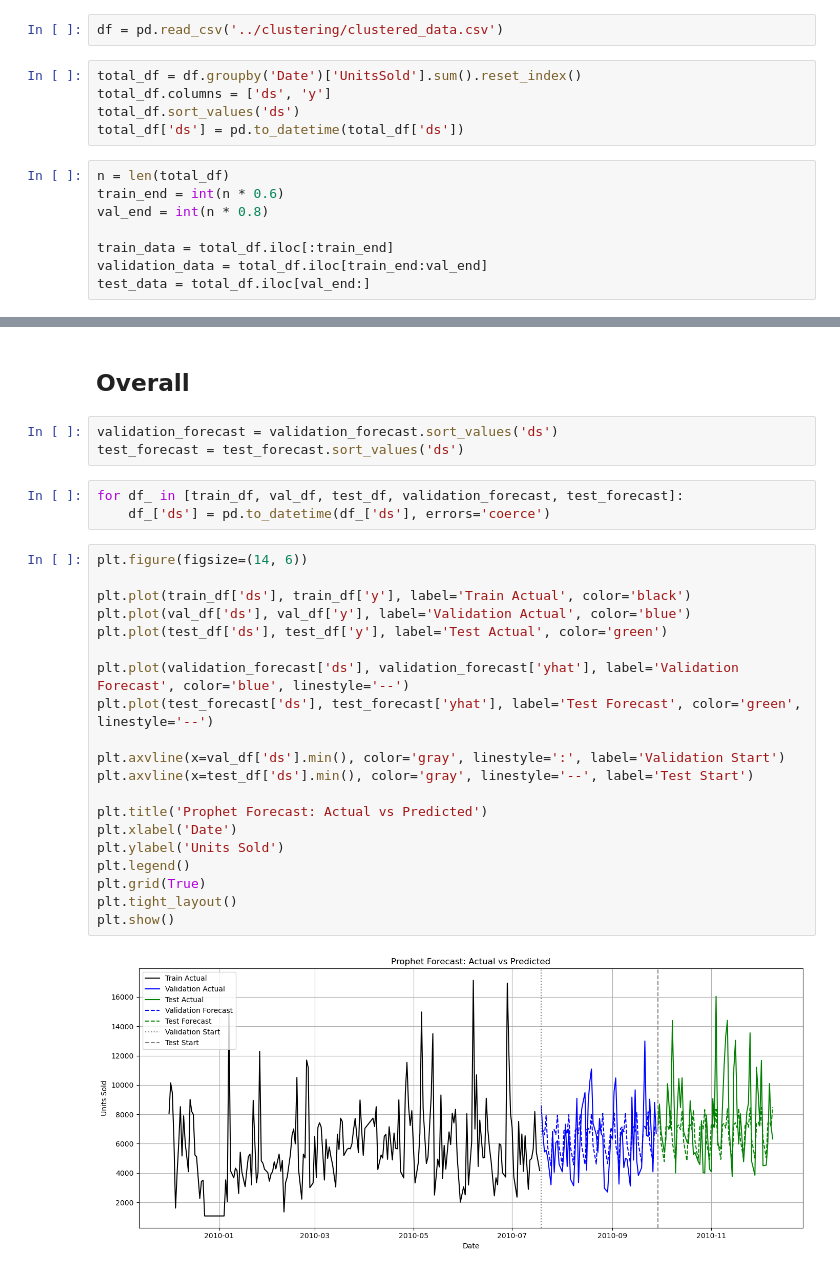
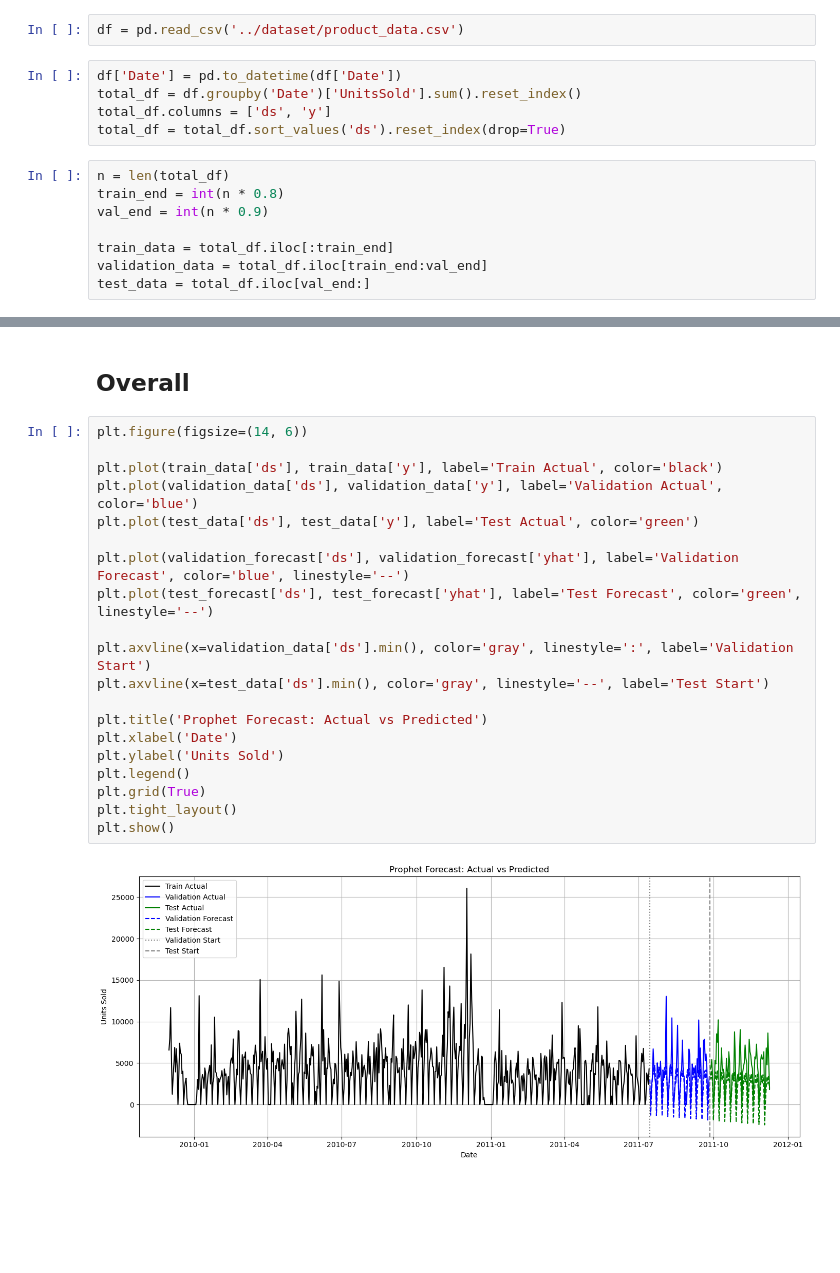
Before and after one commit to luizvalle/ieor4578_project2, a Jupyter notebook: notebooks/prophet/prophet_total.ipynb, the cells around one changed output, grey strips where cells are left out. Cells and saved outputs as stored; diff of their text form; blank space fills up the shorter version.

Commit message:
Prophet on Clusters and Products

```diff
--- a/notebooks/prophet/prophet_total.ipynb
+++ b/notebooks/prophet/prophet_total.ipynb
@@ -23,15 +22,15 @@ def calculate_smape(y_true, y_pred):
     return smape
 # %%
-df = pd.read_csv('../clustering/clustered_data.csv')
+df = pd.read_csv('../dataset/product_data.csv')
 # %%
+df['Date'] = pd.to_datetime(df['Date'])
 total_df = df.groupby('Date')['UnitsSold'].sum().reset_index()
 total_df.columns = ['ds', 'y']
-total_df.sort_values('ds')
-total_df['ds'] = pd.to_datetime(total_df['ds'])
+total_df = total_df.sort_values('ds').reset_index(drop=True)
 # %%
 n = len(total_df)
-train_end = int(n * 0.6)
-val_end = int(n * 0.8)
+train_end = int(n * 0.8)
+val_end = int(n * 0.9)
 
 train_data = total_df.iloc[:train_end]
 validation_data = total_df.iloc[train_end:val_end]
@@ -104,30 +95,24 @@ plt.show()
 # %% [markdown]
 ## Overall
-# %%
-validation_forecast = validation_forecast.sort_values('ds')
-test_forecast = test_forecast.sort_values('ds')
-# %%
-for df_ in [train_df, val_df, test_df, validation_forecast, test_forecast]:
-    df_['ds'] = pd.to_datetime(df_['ds'], errors='coerce')
 # %%
 plt.figure(figsize=(14, 6))
 
-plt.plot(train_df['ds'], train_df['y'], label='Train Actual', color='black')
-plt.plot(val_df['ds'], val_df['y'], label='Validation Actual', color='blue')
-plt.plot(test_df['ds'], test_df['y'], label='Test Actual', color='green')
+plt.plot(train_data['ds'], train_data['y'], label='Train Actual', color='black')
+plt.plot(validation_data['ds'], validation_data['y'], label='Validation Actual', color='blue')
+plt.plot(test_data['ds'], test_data['y'], label='Test Actual', color='green')
 
 plt.plot(validation_forecast['ds'], validation_forecast['yhat'], label='Validation Forecast', color='blue', linestyle='--')
 plt.plot(test_forecast['ds'], test_forecast['yhat'], label='Test Forecast', color='green', linestyle='--')
 
-plt.axvline(x=val_df['ds'].min(), color='gray', linestyle=':', label='Validation Start')
-plt.axvline(x=test_df['ds'].min(), color='gray', linestyle='--', label='Test Start')
+plt.axvline(x=validation_data['ds'].min(), color='gray', linestyle=':', label='Validation Start')
+plt.axvline(x=test_data['ds'].min(), color='gray', linestyle='--', label='Test Start')
 
 plt.title('Prophet Forecast: Actual vs Predicted')
 plt.xlabel('Date')
 plt.ylabel('Units Sold')
 plt.legend()
 plt.grid(True)
 plt.tight_layout()
 plt.show()
 # %% [output]
-[figure, old version]
+[figure, new version]
```
Also changed, not shown: parts of 17 cells of this notebook, 9 other files.
